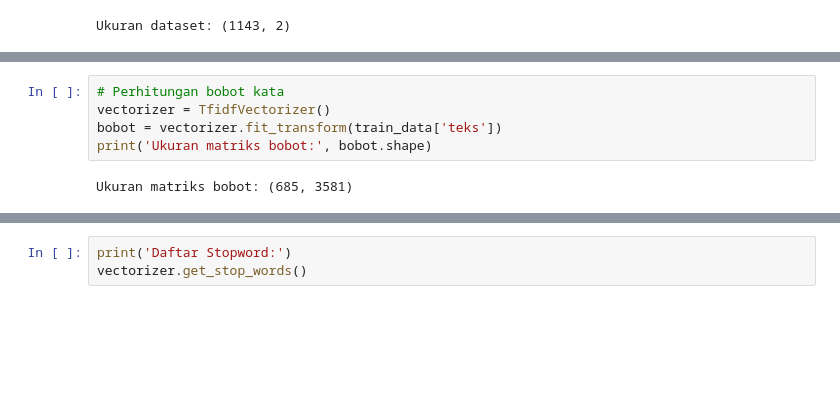
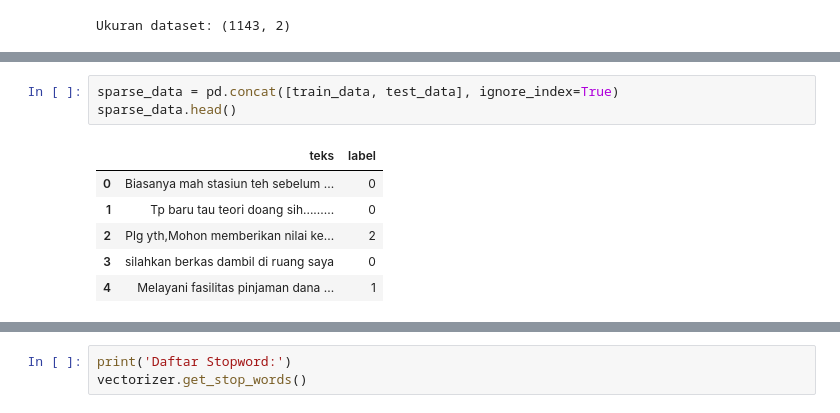
Before and after one commit to abuwildanm/Information-Retrieval, a Jupyter notebook: Projek.ipynb, the cells around one changed output, grey strips where cells are left out. Drawn from its saved outputs; the diff is of its cells as text; blank space fills up the shorter version.

```diff
--- a/Projek.ipynb
+++ b/Projek.ipynb
@@ -75,10 +85,13 @@ print('Ukuran data test:', test_data.shape)
 # %% [output]
 Ukuran data train: (685, 2)
 Ukuran data test: (458, 2)
-# %%
-# Perhitungan bobot kata
-vectorizer = TfidfVectorizer()
-bobot = vectorizer.fit_transform(train_data['teks'])
-print('Ukuran matriks bobot:', bobot.shape)
-# %% [output]
-Ukuran matriks bobot: (685, 3581)
+# %%
+sparse_data = pd.concat([train_data, test_data], ignore_index=True)
+sparse_data.head()
+# %% [output]
+|  | teks | label |
+| 0 | Biasanya mah stasiun teh sebelum ... | 0 |
+| 1 | Tp baru tau teori doang sih......... | 0 |
+| 2 | Plg yth,Mohon memberikan nilai ke... | 2 |
+| 3 | silahkan berkas dambil di ruang saya | 0 |
+| 4 | Melayani fasilitas pinjaman dana ... | 1 |
```
Also changed, not shown: parts of 19 cells of this notebook.
